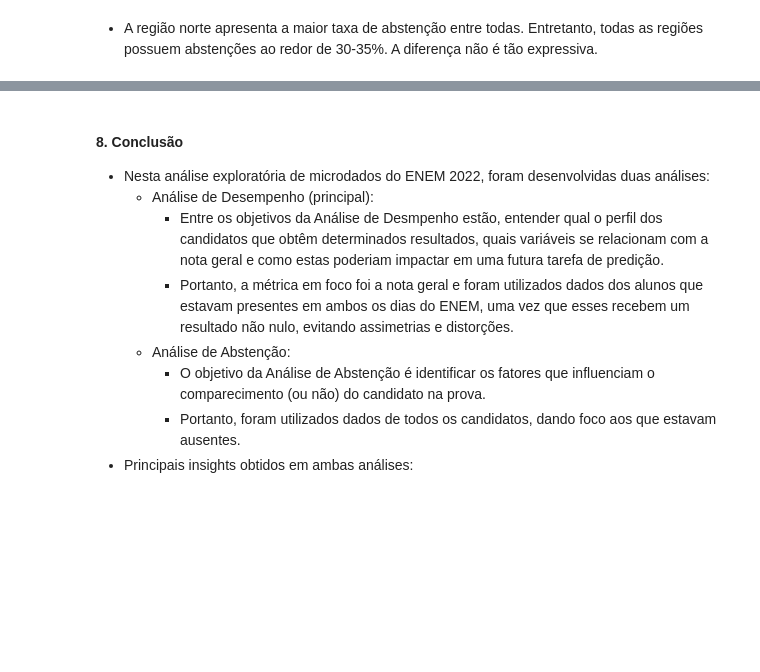
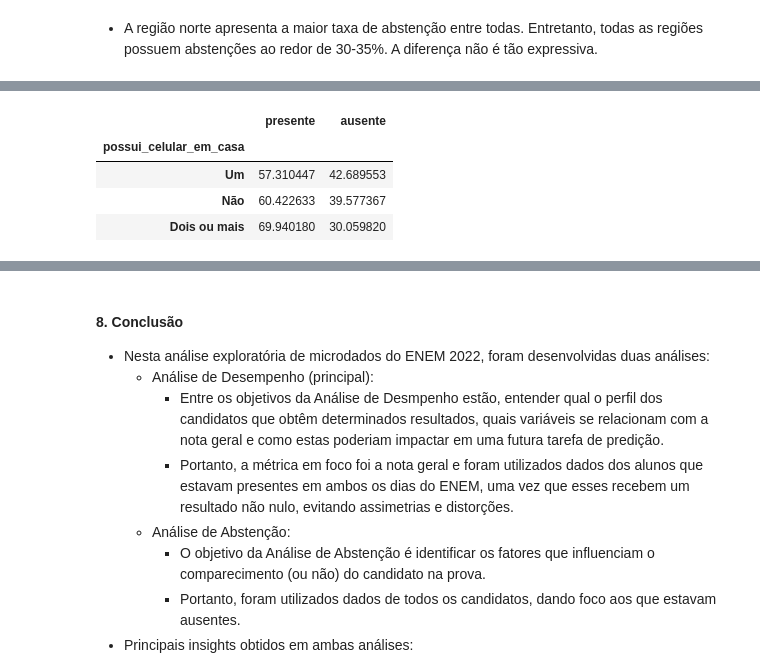
Before and after one commit to allmeidaapedro/Enem-Analysis, a Jupyter notebook: notebooks/2_eda.ipynb, the cells around one changed output, grey strips where cells are left out. Drawn from its saved outputs; the diff is of its cells as text; code cells hidden in the pictures; blank space fills up the shorter version.

```diff
--- a/notebooks/2_eda.ipynb
+++ b/notebooks/2_eda.ipynb
@@ -1294,0 +1329,10 @@ plt.show()
+# %%
+cel_absent = absent_df.groupby(['possui_celular_em_casa'])[['presente']].mean() * 100
+cel_absent['ausente'] = (100 - cel_absent['presente'])
+cel_absent.sort_values(by=['ausente'], ascending=False)
+# %% [output]
+|  | presente | ausente |
+| possui_celular_em_casa |  |  |
+| Um | 57.310447 | 42.689553 |
+| Não | 60.422633 | 39.577367 |
+| Dois ou mais | 69.940180 | 30.059820 |
```
Also changed, not shown: parts of 17 cells of this notebook, 3 other files.
